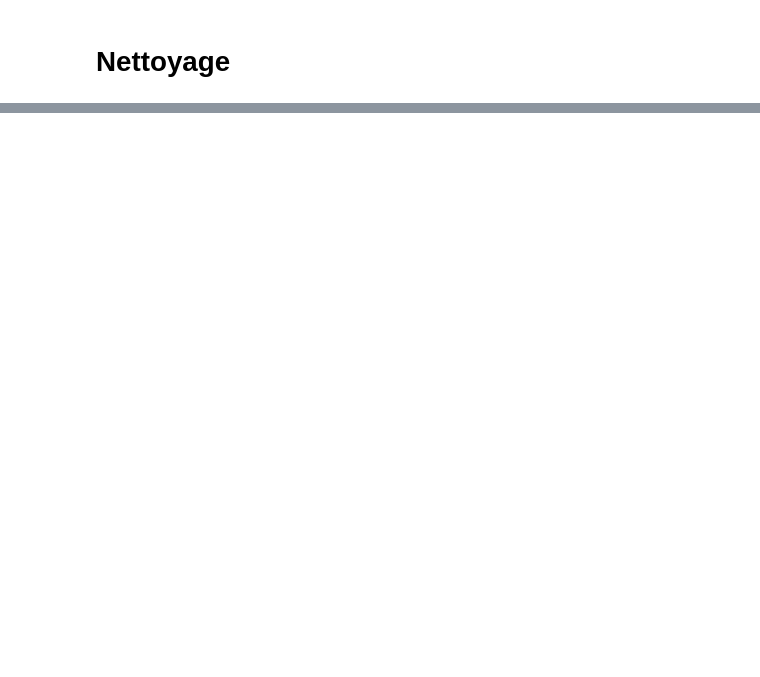
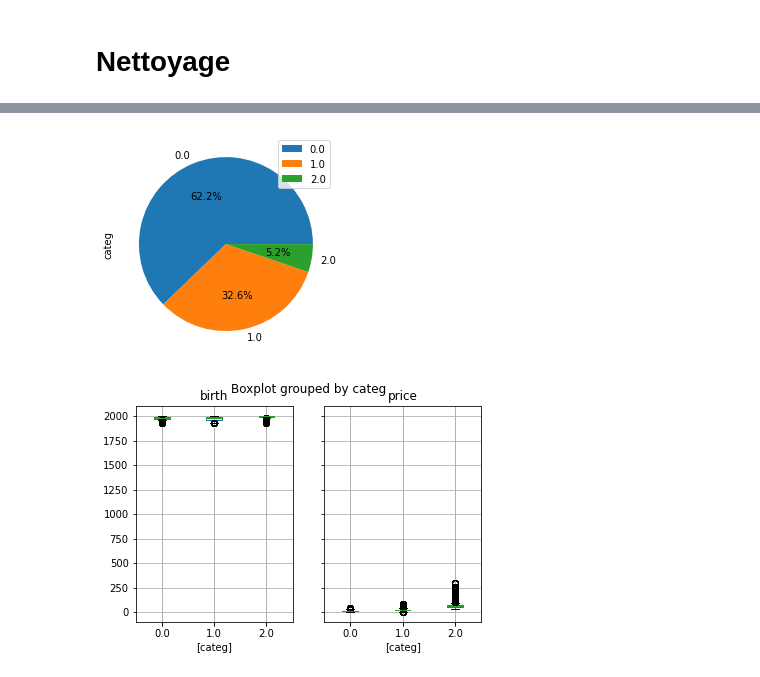
Before and after one commit to gllmfrnr/oc-da, a Jupyter notebook: p4/p4.ipynb, the cells around one changed output, grey strips where cells are left out. Cells and saved outputs as stored; diff of their text form; code cells hidden in the pictures; blank space fills up the shorter version.

```diff
--- a/p4/p4.ipynb
+++ b/p4/p4.ipynb
@@ -821,0 +911,6 @@ Indice de Gini : 0.4
+# %%
+# Variable 'categ' sur data
+indicateurs_uni(data, 'categ', 'numeric')
+# %% [output]
+[figure, added]
+[figure, added]
```
Also changed, not shown: parts of 109 cells of this notebook.
